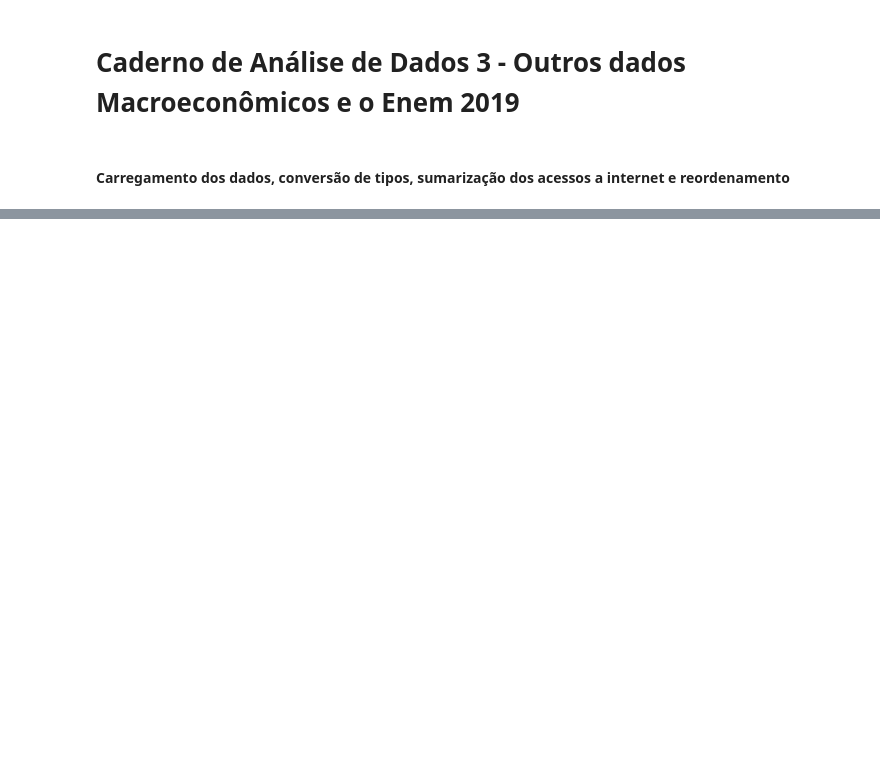
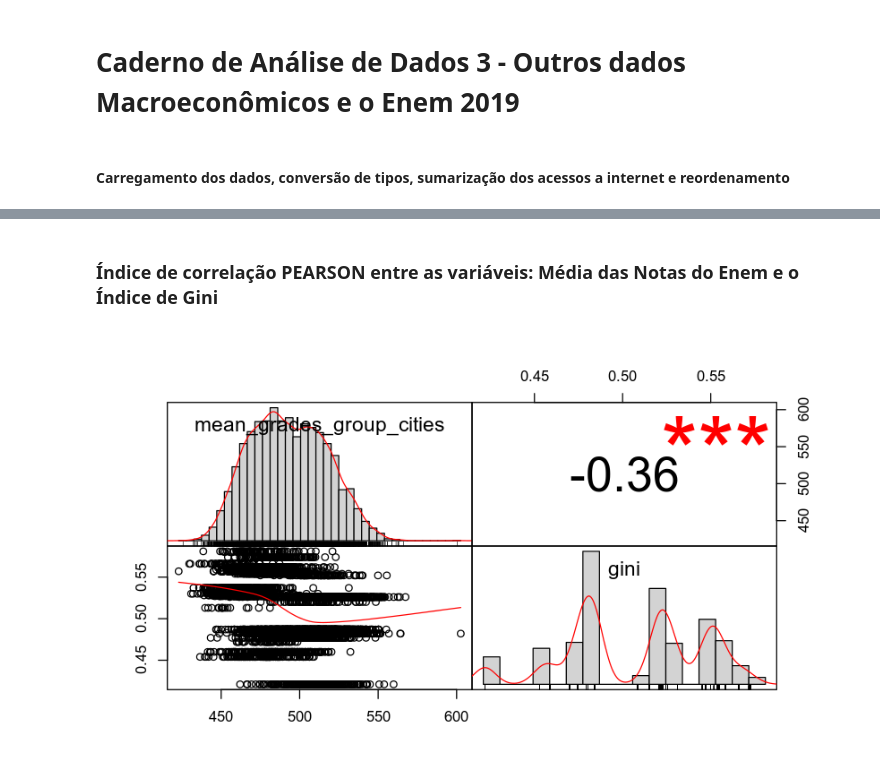
Before and after one commit to mcolazin/tcc_jupyter_new, a Jupyter notebook: part_3_caderno_analise_macroeconomico_enem.ipynb, the cells around one changed output, grey strips where cells are left out. Saved outputs shown, nothing was run; the diff lists cells and outputs as text; code cells hidden in the pictures; blank space fills up the shorter version.

```diff
--- a/part_3_caderno_analise_macroeconomico_enem.ipynb
+++ b/part_3_caderno_analise_macroeconomico_enem.ipynb
@@ -107,0 +78,7 @@ complete_data_with_totalnet %>%
+# %% [markdown]
+###  Índice de correlação PEARSON entre as variáveis: Média das Notas do Enem e o Índice de Gini
+# %%
+chart.Correlation(complete_data_with_totalnet[c("mean_grades_group_cities", "gini")],
+    method= "pearson")
+# %% [output]
+[figure, added]
```
Also changed, not shown: parts of 45 cells of this notebook.
